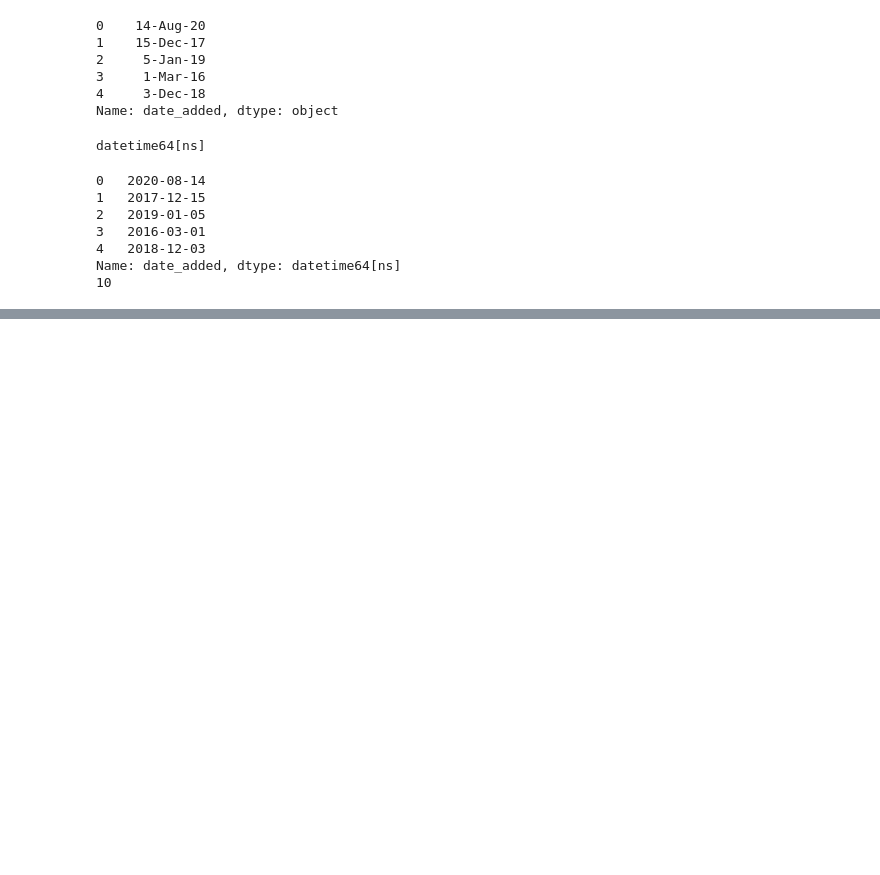
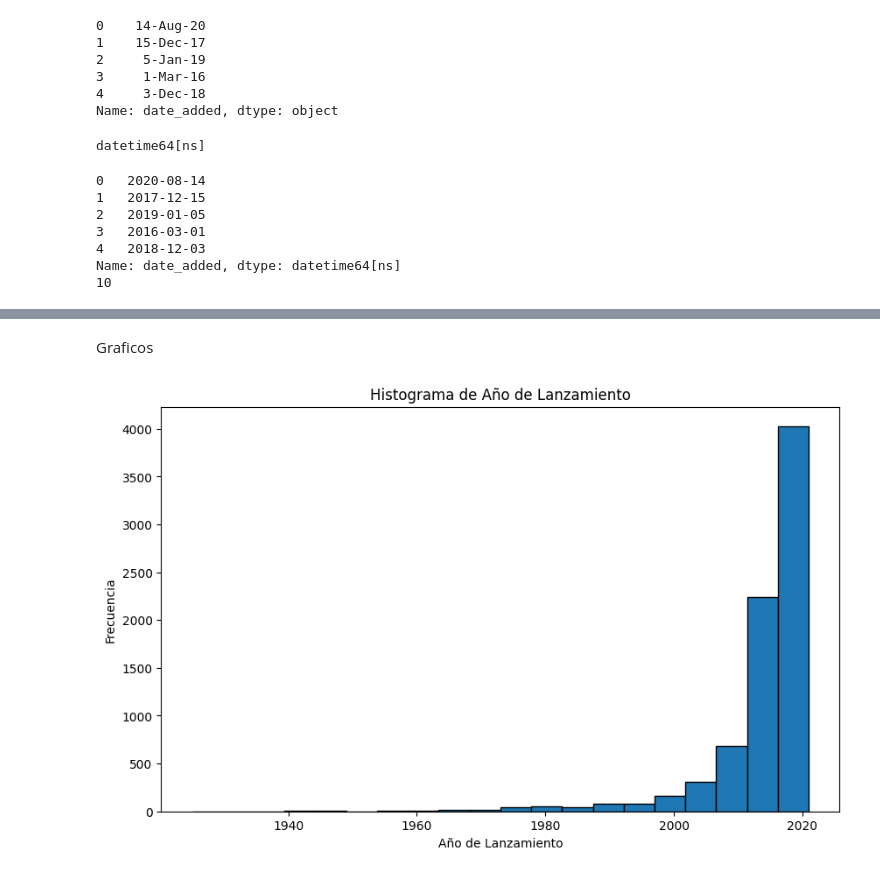
Before and after one commit to DanteRobert1/Optativa_Liz_Uaa, a Jupyter notebook: BD_Netflix.ipynb, the cells around one changed output, grey strips where cells are left out. Drawn from its saved outputs; the diff is of its cells as text; code cells hidden in the pictures; blank space fills up the shorter version.

```diff
--- a/BD_Netflix.ipynb
+++ b/BD_Netflix.ipynb
@@ -112,7 +112,7 @@ rating_map = {
 }
 # %%
 # Crear una nueva columna 'rating_numeric'
-df['rating_numeric'] = df['rating'].map(rating_map)
+df['rating_numeric'] = df['rating'].map(rating_map).fillna(0)
 # %%
 print (df[['rating', 'rating_numeric']].head())
 
@@ -157,0 +252,18 @@ max     2021.000000   312.000000        5.000000
+# %%
+#Manejo de Datos faltantes y Duplicados
+df.dropna(subser=['director'], inplace=True)
+df.drop_duplicates(inplace=True)
+# %% [markdown]
+Graficos
+# %%
+plt.figure(figsize=(10, 6))
+plt.hist(df['release_year'], bins=20, edgecolor='black')
+plt.title('Histograma de Año de Lanzamiento')
+plt.xlabel('Año de Lanzamiento')
+plt.ylabel('Frecuencia')
+plt.show()
+'''
+Las Peliculas de los años de 2000 a 2020 tienen mas lanzamientos con una frecuencia de 400 la mas alta, las antiguias tienen menos lanzamientos. incluso menos lanzamientos en el año 2019.
+'''
+# %% [output]
+[figure, added]
```
Also changed, not shown: parts of 16 cells of this notebook.
